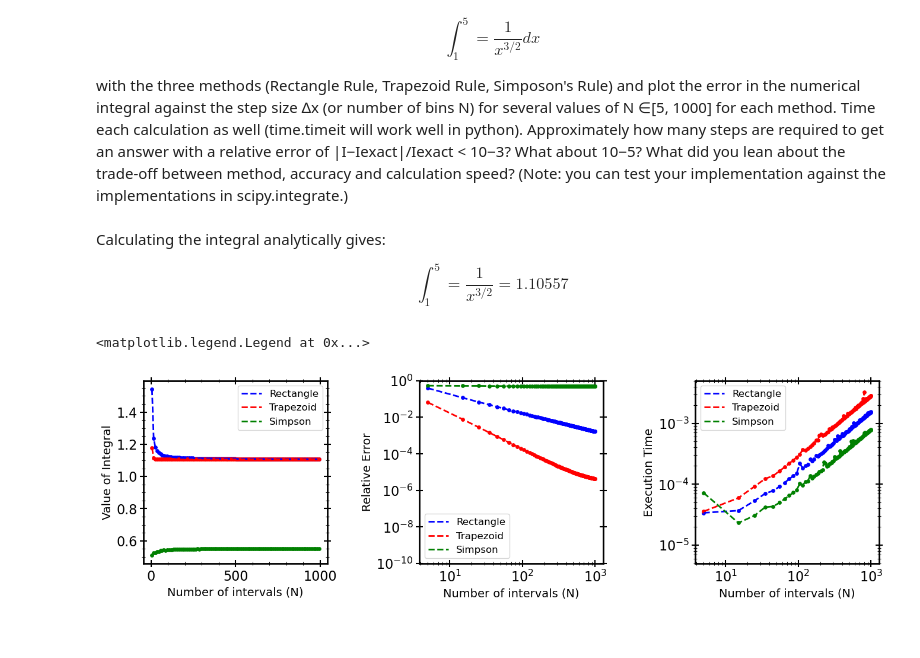
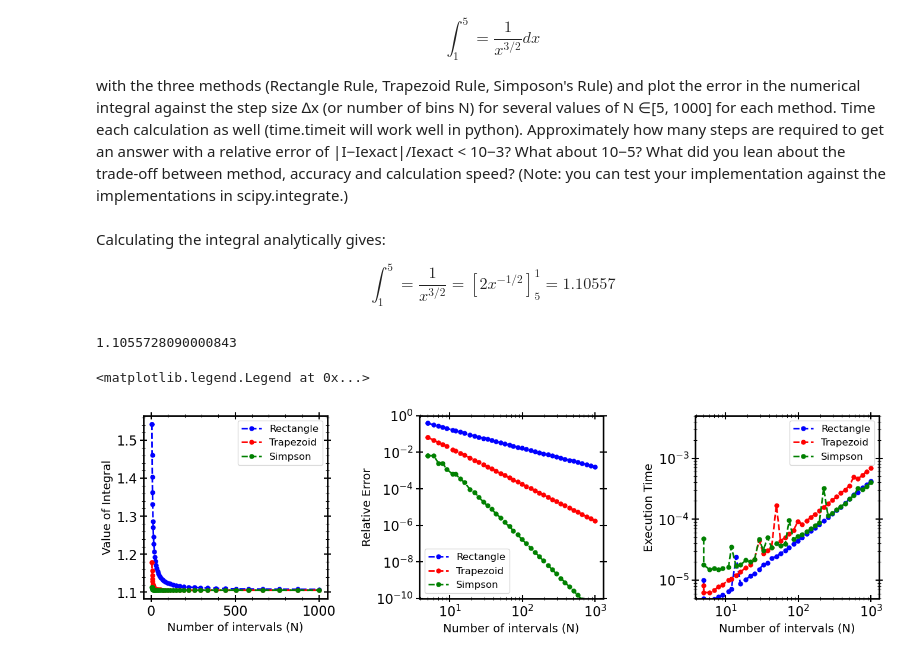
Before and after one commit to carlosajurado/AST384C-Computational-Astrophysics, a Jupyter notebook: HW1.ipynb, the cells around one changed output. Saved outputs shown, nothing was run; the diff lists cells and outputs as text; code cells hidden in the pictures.

```diff
--- a/HW1.ipynb
+++ b/HW1.ipynb
@@ -103,7 +101,7 @@ def integrate_simpson(func, N, a, b):
 def f1(x):
     return (1/x**(3/2))
 
-N_array = np.arange(5, 1000, step = 10)
+N_array = np.logspace(np.log10(5), np.log10(1000), 40, dtype=int)
 
 
 #Initializing empty list that will hold the value of the integral and the time of completion for the array of step sizes
@@ -130,26 +128,28 @@ for N in N_array:
 # %% [markdown]
 Calculating the integral analytically gives:
 
-$$ \int_1^5 = \frac{1}{x^{3/2}} = 1.10557$$
+$$ \int_1^5 = \frac{1}{x^{3/2}} = [2x^{-1/2}]_5^1 = 1.10557$$
 # %%
 ## Calculating the relative errors
-value_analytical = 1.10557
+value_analytical = 2*(1)**(-1/2) - 2*(5)**(-1/2)
+print(value_analytical)
+
+
 
 err_rectangles_arr = ( np.array(value_rectangles_arr) - value_analytical)/value_analytical
 err_trapezoids_arr = ( np.array(value_trapezoids_arr) - value_analytical)/value_analytical
 err_simpsion_arr = np.abs(( np.array(value_simpsion_arr) - value_analytical)/value_analytical)
+# %% [output]
+1.1055728090000843
 # %%
 fig, axs = plt.subplots(1, 3, figsize=(16, 4))
 plt.subplots_adjust(wspace=0.5, hspace=0.3)
 
-axs[0].scatter(N_array, value_rectangles_arr, color='b', s = 15)
-axs[0].plot(N_array, value_rectangles_arr, color='b', linestyle = '--', label='Rectangle')
+axs[0].plot(N_array, value_rectangles_arr, color='b', marker='o', markersize=5, linestyle = '--', label='Rectangle')
 
-axs[0].scatter(N_array, value_trapezoids_arr, color='r', s = 15)
-axs[0].plot(N_array, value_trapezoids_arr, color='r', linestyle = '--', label='Trapezoid')
+axs[0].plot(N_array, value_trapezoids_arr, color='r', marker='o', markersize=5, linestyle = '--', label='Trapezoid')
 
-axs[0].scatter(N_array, value_simpsion_arr, color='g', s = 15)
-axs[0].plot(N_array, value_simpsion_arr, color='g', linestyle = '--', label='Simpson')
+axs[0].plot(N_array, value_simpsion_arr, color='g', marker='o', markersize=5, linestyle = '--', label='Simpson')
 
 
 axs[0].set_xlabel('Number of intervals (N)')
@@ -157,43 +157,37 @@ axs[0].set_ylabel('Value of Integral')
 axs[0].legend()
 
 #############################################################################################################
 #############################################################################################################
 #############################################################################################################
 
 
-axs[1].scatter(N_array, err_rectangles_arr, color='b', s = 15)
-axs[1].loglog(N_array, err_rectangles_arr, color='b', linestyle = '--', label='Rectangle')
+axs[1].loglog(N_array, err_rectangles_arr, color='b', marker='o', markersize=5, linestyle = '--', label='Rectangle')
 
-axs[1].scatter(N_array, err_trapezoids_arr, color='r', s = 15)
-axs[1].loglog(N_array, err_trapezoids_arr, color='r', linestyle = '--', label='Trapezoid')
+axs[1].loglog(N_array, err_trapezoids_arr, color='r', marker='o', markersize=5, linestyle = '--', label='Trapezoid')
 
-axs[1].scatter(N_array, err_simpsion_arr, color='g', s = 15)
-axs[1].loglog(N_array, err_simpsion_arr, color='g', linestyle = '--', label='Simpson')
+axs[1].loglog(N_array, err_simpsion_arr, color='g', marker='o', markersize=5, linestyle = '--', label='Simpson')
 
 axs[1].set_xlabel('Number of intervals (N)')
 axs[1].set_ylabel('Relative Error')
 axs[1].set_ylim(10**-10, 1)
 axs[1].legend()
 
 #############################################################################################################
 #############################################################################################################
 #############################################################################################################
 
 
-axs[2].scatter(N_array, time_rectangles_arr, color='b', s = 15)
-axs[2].loglog(N_array, time_rectangles_arr, color='b', linestyle = '--', label='Rectangle')
+axs[2].loglog(N_array, time_rectangles_arr, color='b', marker='o', markersize=5, linestyle = '--', label='Rectangle')
 
-axs[2].scatter(N_array, time_trapezoids_arr, color='r', s = 15)
-axs[2].loglog(N_array, time_trapezoids_arr, color='r', linestyle = '--', label='Trapezoid')
+axs[2].loglog(N_array, time_trapezoids_arr, color='r', marker='o', markersize=5, linestyle = '--', label='Trapezoid')
 
-axs[2].scatter(N_array, time_simpsion_arr, color='g', s = 15)
-axs[2].loglog(N_array, time_simpsion_arr, color='g', linestyle = '--', label='Simpson')
+axs[2].loglog(N_array, time_simpsion_arr, color='g', marker='o', markersize=5, linestyle = '--', label='Simpson')
 
 
 axs[2].set_xlabel('Number of intervals (N)')
 axs[2].set_ylabel('Execution Time')
 axs[2].set_ylim(5 * 10**-6, 5 * 10**-3)
 axs[2].legend()
 # %% [output]
 <matplotlib.legend.Legend at 0x...>
-[figure, old version]
+[figure, new version]
```
Also changed, not shown: parts of 2 cells of this notebook.
